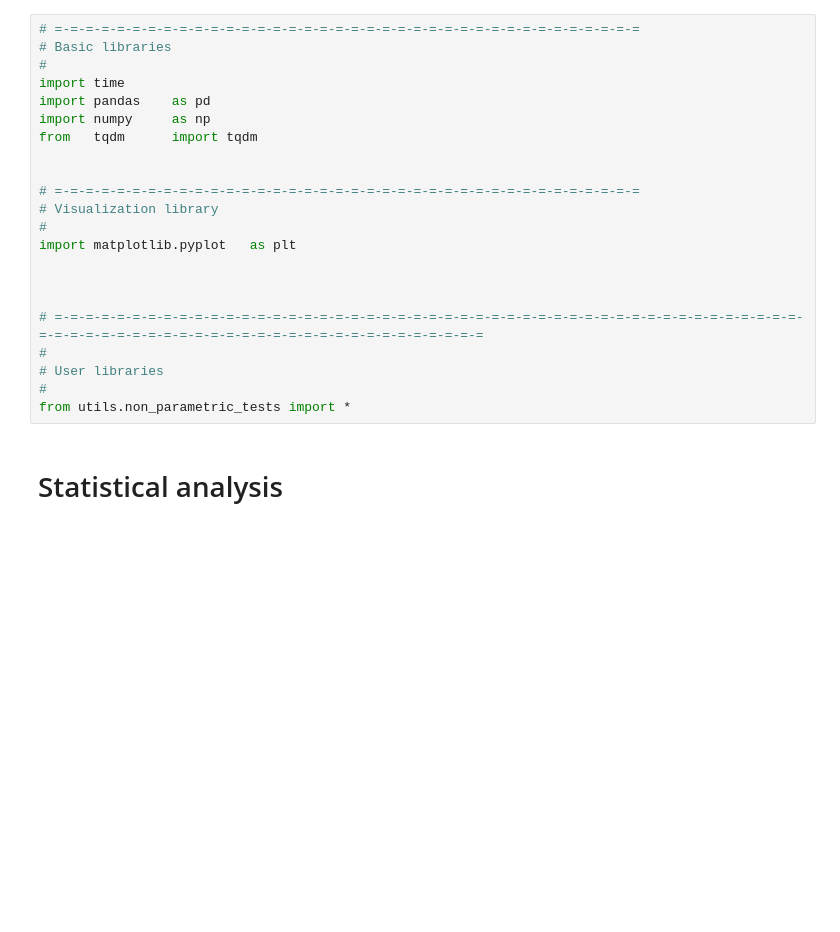
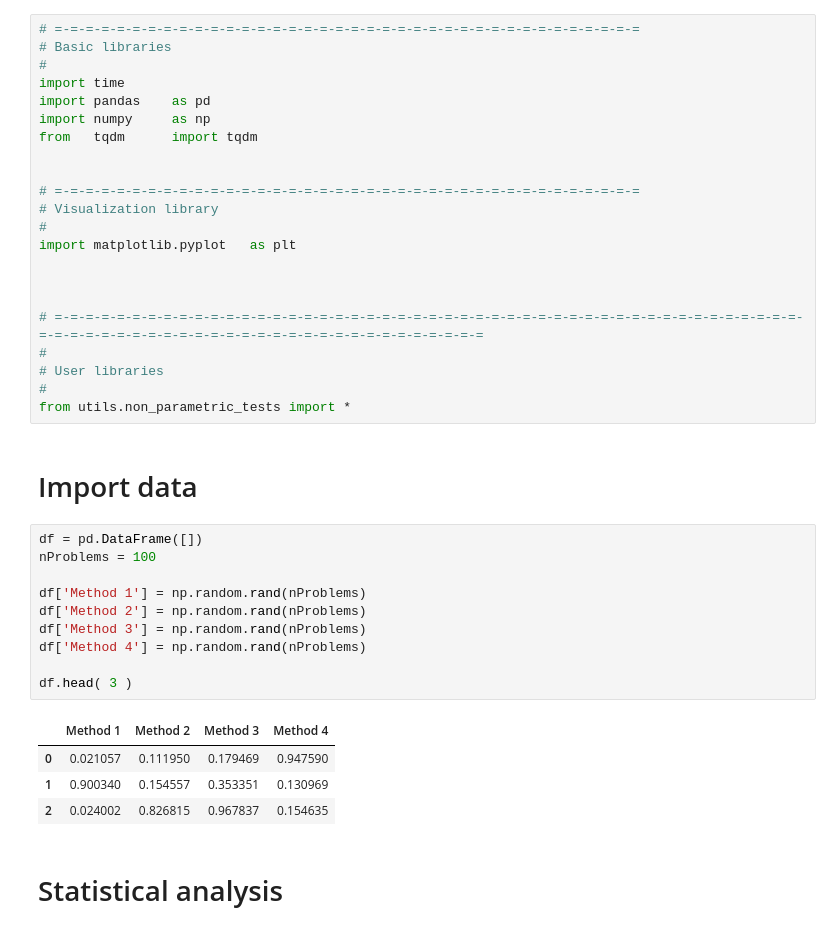
Before and after one commit to ioannislivieris/Useful-functions, a Jupyter notebook: Statistical analysis/Statistical analysis.ipynb, the cells around one changed output. Drawn from its saved outputs; the diff is of its cells as text; blank space fills up the shorter version.

```diff
--- a/Statistical analysis/Statistical analysis.ipynb
+++ b/Statistical analysis/Statistical analysis.ipynb
@@ -25,6 +25,23 @@ import matplotlib.pyplot   as plt
 # User libraries
 #
 from utils.non_parametric_tests import *
+# %% [markdown]
+# Import data
+# %%
+df = pd.DataFrame([])
+nProblems = 100
+
+df['Method 1'] = np.random.rand(nProblems)
+df['Method 2'] = np.random.rand(nProblems)
+df['Method 3'] = np.random.rand(nProblems)
+df['Method 4'] = np.random.rand(nProblems)
+
+df.head( 3 )
+# %% [output]
+|  | Method 1 | Method 2 | Method 3 | Method 4 |
+| 0 | 0.021057 | 0.111950 | 0.179469 | 0.947590 |
+| 1 | 0.900340 | 0.154557 | 0.353351 | 0.130969 |
+| 2 | 0.024002 | 0.826815 | 0.967837 | 0.154635 |
 # %% [markdown]
 # Statistical analysis
 # %% [markdown]
```
Also changed, not shown: parts of 9 cells of this notebook.
